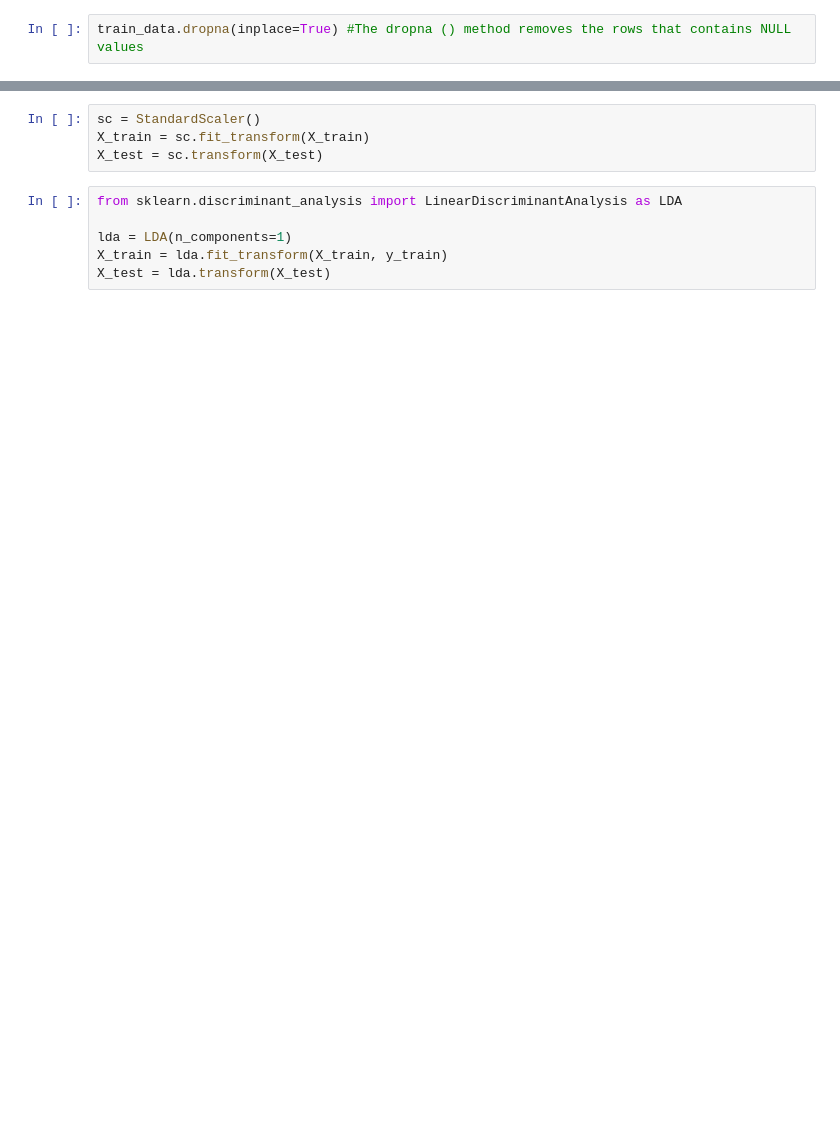
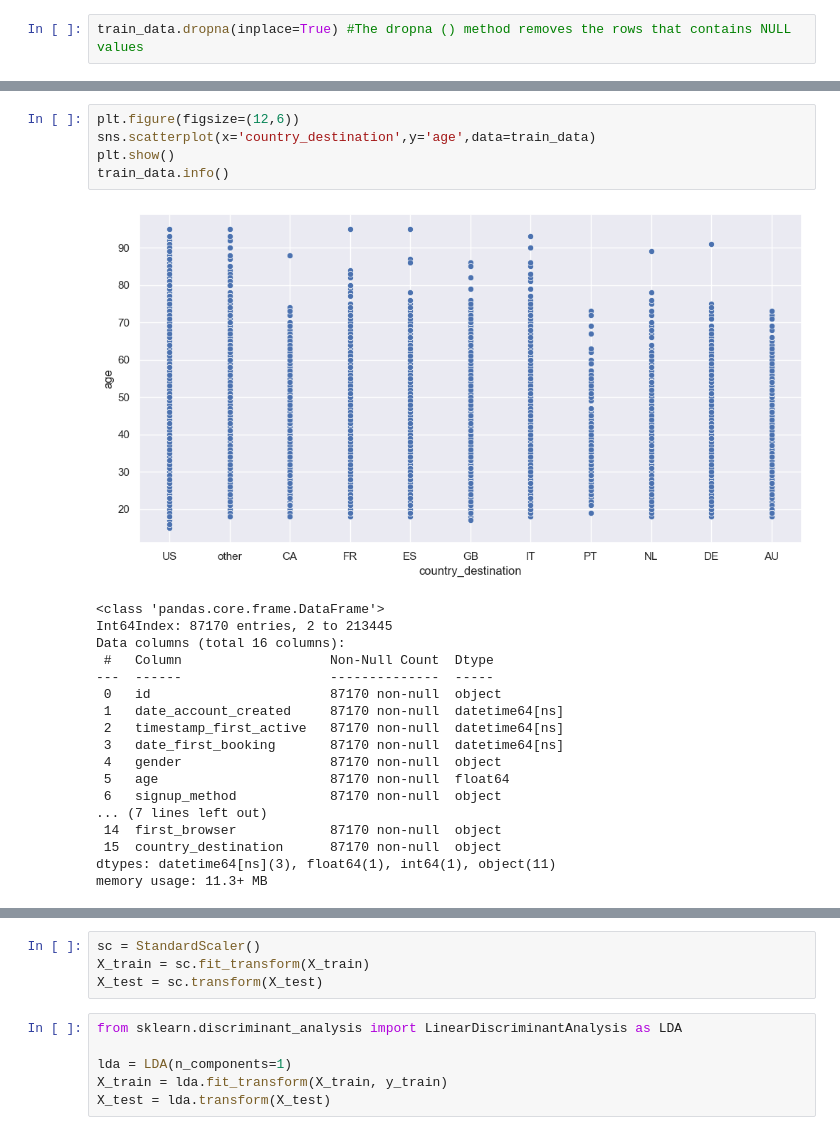
Before and after one commit to Shaimaa-moh/Mining-Project, a Jupyter notebook: Mining2.ipynb, the cells around one changed output, grey strips where cells are left out. Saved outputs shown, nothing was run; the diff lists cells and outputs as text; blank space fills up the shorter version.

```diff
--- a/Mining2.ipynb
+++ b/Mining2.ipynb
@@ -35,0 +104,24 @@ train_data.head()
+# %%
+plt.figure(figsize=(12,6))
+sns.scatterplot(x='country_destination',y='age',data=train_data)
+plt.show()
+train_data.info()
+# %% [output]
+[figure, added]
+<class 'pandas.core.frame.DataFrame'>
+Int64Index: 87170 entries, 2 to 213445
+Data columns (total 16 columns):
+ #   Column                   Non-Null Count  Dtype
+---  ------                   --------------  -----
+ 0   id                       87170 non-null  object
+ 1   date_account_created     87170 non-null  datetime64[ns]
+ 2   timestamp_first_active   87170 non-null  datetime64[ns]
+ 3   date_first_booking       87170 non-null  datetime64[ns]
+ 4   gender                   87170 non-null  object
+ 5   age                      87170 non-null  float64
+ 6   signup_method            87170 non-null  object
+... (7 lines left out)
+ 14  first_browser            87170 non-null  object
+ 15  country_destination      87170 non-null  object
+dtypes: datetime64[ns](3), float64(1), int64(1), object(11)
+memory usage: 11.3+ MB
```
Also changed, not shown: parts of 32 cells of this notebook.
